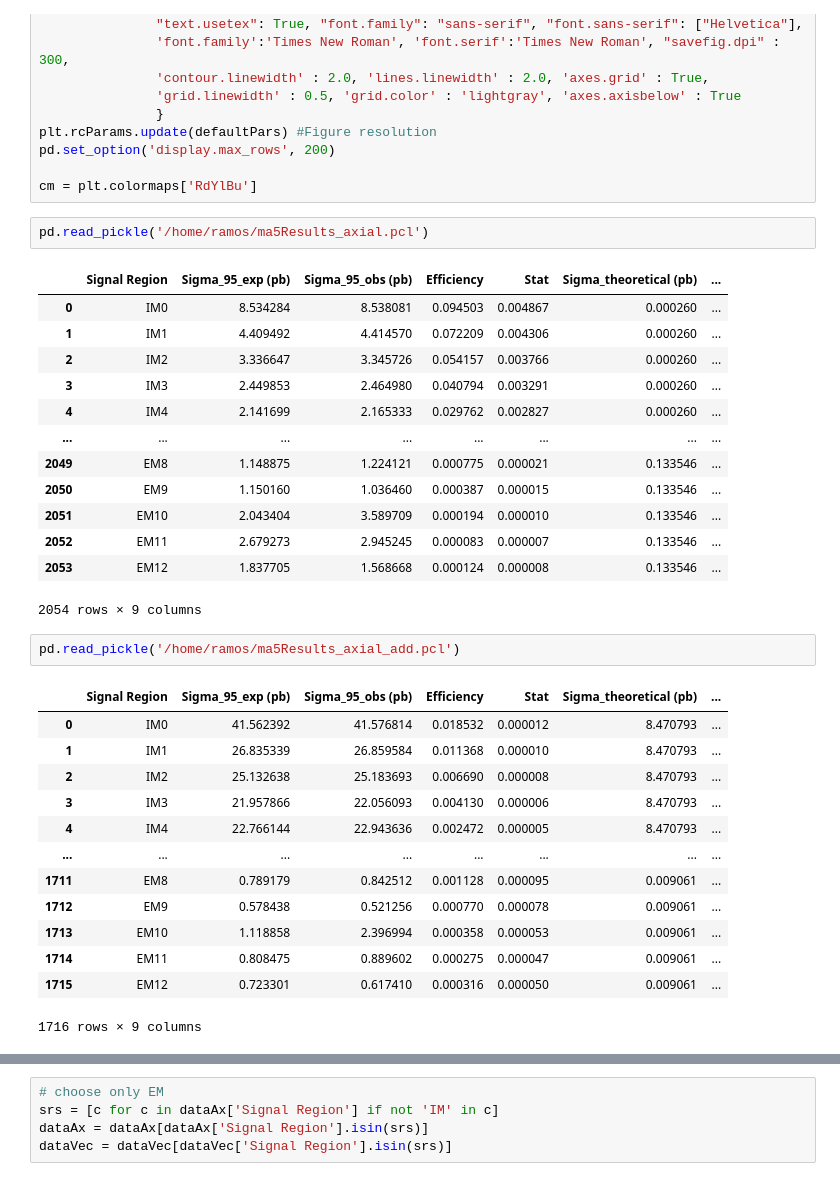
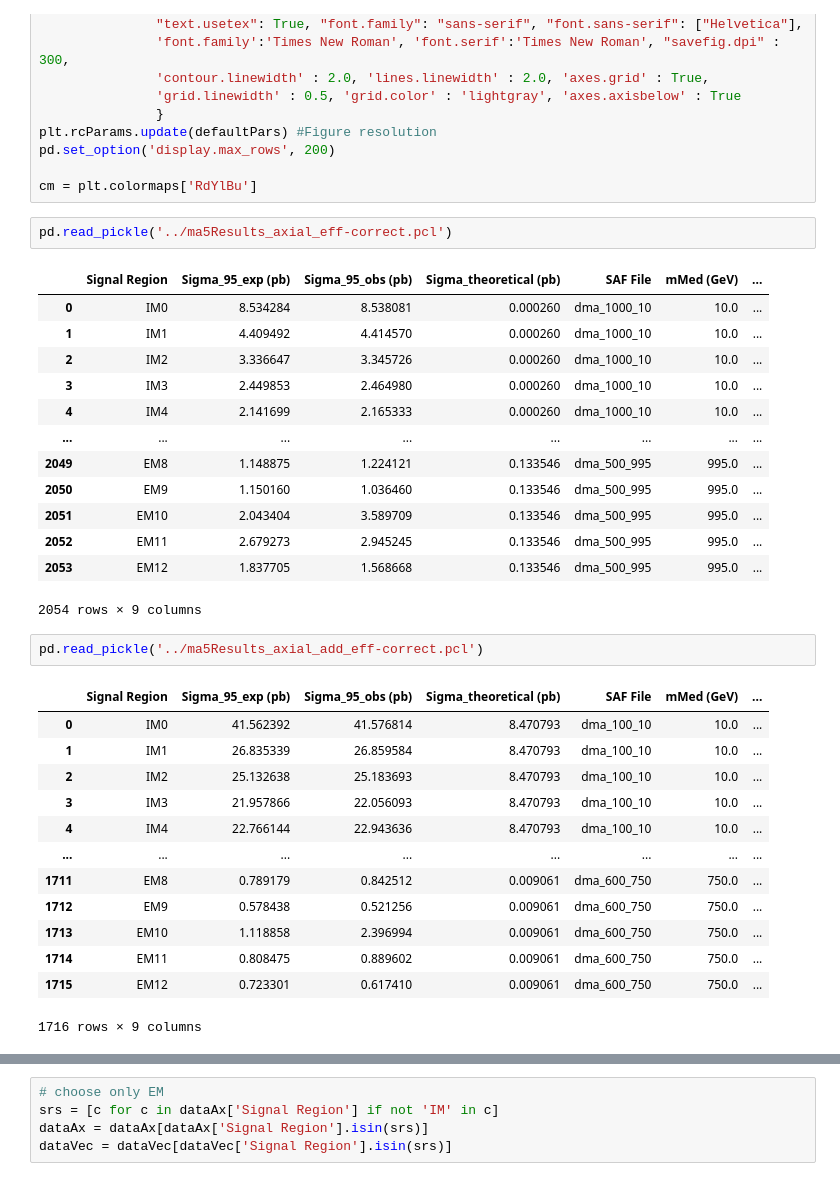
Before and after one commit to andlessa/MonoXSMS, a Jupyter notebook: ATLAS-EXOT-2018-06/notebooks/CutFlow_Spin1_comp.ipynb, the cells around one changed output, grey strips where cells are left out. Cells and saved outputs as stored; diff of their text form.

```diff
--- a/ATLAS-EXOT-2018-06/notebooks/CutFlow_Spin1_comp.ipynb
+++ b/ATLAS-EXOT-2018-06/notebooks/CutFlow_Spin1_comp.ipynb
@@ -27,34 +27,34 @@ pd.set_option('display.max_rows', 200)
 
 cm = plt.colormaps['RdYlBu']
 # %%
-pd.read_pickle('/home/ramos/ma5Results_axial.pcl')
+pd.read_pickle('../ma5Results_axial_eff-correct.pcl')
 # %% [output]
-|  | Signal Region | Sigma_95_exp (pb) | Sigma_95_obs (pb) | Efficiency | Stat | Sigma_theoretical (pb) | ... |
-| 0 | IM0 | 8.534284 | 8.538081 | 0.094503 | 0.004867 | 0.000260 | ... |
-| 1 | IM1 | 4.409492 | 4.414570 | 0.072209 | 0.004306 | 0.000260 | ... |
-| 2 | IM2 | 3.336647 | 3.345726 | 0.054157 | 0.003766 | 0.000260 | ... |
-| 3 | IM3 | 2.449853 | 2.464980 | 0.040794 | 0.003291 | 0.000260 | ... |
-| 4 | IM4 | 2.141699 | 2.165333 | 0.029762 | 0.002827 | 0.000260 | ... |
+|  | Signal Region | Sigma_95_exp (pb) | Sigma_95_obs (pb) | Sigma_theoretical (pb) | SAF File | mMed (GeV) | ... |
+| 0 | IM0 | 8.534284 | 8.538081 | 0.000260 | dma_1000_10 | 10.0 | ... |
+| 1 | IM1 | 4.409492 | 4.414570 | 0.000260 | dma_1000_10 | 10.0 | ... |
+| 2 | IM2 | 3.336647 | 3.345726 | 0.000260 | dma_1000_10 | 10.0 | ... |
+| 3 | IM3 | 2.449853 | 2.464980 | 0.000260 | dma_1000_10 | 10.0 | ... |
+| 4 | IM4 | 2.141699 | 2.165333 | 0.000260 | dma_1000_10 | 10.0 | ... |
 | ... | ... | ... | ... | ... | ... | ... | ... |
-| 2049 | EM8 | 1.148875 | 1.224121 | 0.000775 | 0.000021 | 0.133546 | ... |
-| 2050 | EM9 | 1.150160 | 1.036460 | 0.000387 | 0.000015 | 0.133546 | ... |
-| 2051 | EM10 | 2.043404 | 3.589709 | 0.000194 | 0.000010 | 0.133546 | ... |
-| 2052 | EM11 | 2.679273 | 2.945245 | 0.000083 | 0.000007 | 0.133546 | ... |
-| 2053 | EM12 | 1.837705 | 1.568668 | 0.000124 | 0.000008 | 0.133546 | ... |
+| 2049 | EM8 | 1.148875 | 1.224121 | 0.133546 | dma_500_995 | 995.0 | ... |
+| 2050 | EM9 | 1.150160 | 1.036460 | 0.133546 | dma_500_995 | 995.0 | ... |
+| 2051 | EM10 | 2.043404 | 3.589709 | 0.133546 | dma_500_995 | 995.0 | ... |
+| 2052 | EM11 | 2.679273 | 2.945245 | 0.133546 | dma_500_995 | 995.0 | ... |
+| 2053 | EM12 | 1.837705 | 1.568668 | 0.133546 | dma_500_995 | 995.0 | ... |
 2054 rows × 9 columns
 # %%
-pd.read_pickle('/home/ramos/ma5Results_axial_add.pcl')
+pd.read_pickle('../ma5Results_axial_add_eff-correct.pcl')
 # %% [output]
-|  | Signal Region | Sigma_95_exp (pb) | Sigma_95_obs (pb) | Efficiency | Stat | Sigma_theoretical (pb) | ... |
-| 0 | IM0 | 41.562392 | 41.576814 | 0.018532 | 0.000012 | 8.470793 | ... |
-| 1 | IM1 | 26.835339 | 26.859584 | 0.011368 | 0.000010 | 8.470793 | ... |
-| 2 | IM2 | 25.132638 | 25.183693 | 0.006690 | 0.000008 | 8.470793 | ... |
-| 3 | IM3 | 21.957866 | 22.056093 | 0.004130 | 0.000006 | 8.470793 | ... |
-| 4 | IM4 | 22.766144 | 22.943636 | 0.002472 | 0.000005 | 8.470793 | ... |
+|  | Signal Region | Sigma_95_exp (pb) | Sigma_95_obs (pb) | Sigma_theoretical (pb) | SAF File | mMed (GeV) | ... |
+| 0 | IM0 | 41.562392 | 41.576814 | 8.470793 | dma_100_10 | 10.0 | ... |
+| 1 | IM1 | 26.835339 | 26.859584 | 8.470793 | dma_100_10 | 10.0 | ... |
+| 2 | IM2 | 25.132638 | 25.183693 | 8.470793 | dma_100_10 | 10.0 | ... |
+| 3 | IM3 | 21.957866 | 22.056093 | 8.470793 | dma_100_10 | 10.0 | ... |
+| 4 | IM4 | 22.766144 | 22.943636 | 8.470793 | dma_100_10 | 10.0 | ... |
 | ... | ... | ... | ... | ... | ... | ... | ... |
-| 1711 | EM8 | 0.789179 | 0.842512 | 0.001128 | 0.000095 | 0.009061 | ... |
-| 1712 | EM9 | 0.578438 | 0.521256 | 0.000770 | 0.000078 | 0.009061 | ... |
-| 1713 | EM10 | 1.118858 | 2.396994 | 0.000358 | 0.000053 | 0.009061 | ... |
-| 1714 | EM11 | 0.808475 | 0.889602 | 0.000275 | 0.000047 | 0.009061 | ... |
-| 1715 | EM12 | 0.723301 | 0.617410 | 0.000316 | 0.000050 | 0.009061 | ... |
+| 1711 | EM8 | 0.789179 | 0.842512 | 0.009061 | dma_600_750 | 750.0 | ... |
+| 1712 | EM9 | 0.578438 | 0.521256 | 0.009061 | dma_600_750 | 750.0 | ... |
+| 1713 | EM10 | 1.118858 | 2.396994 | 0.009061 | dma_600_750 | 750.0 | ... |
+| 1714 | EM11 | 0.808475 | 0.889602 | 0.009061 | dma_600_750 | 750.0 | ... |
+| 1715 | EM12 | 0.723301 | 0.617410 | 0.009061 | dma_600_750 | 750.0 | ... |
 1716 rows × 9 columns
```
Also changed, not shown: parts of 46 cells of this notebook, 1 other file.
